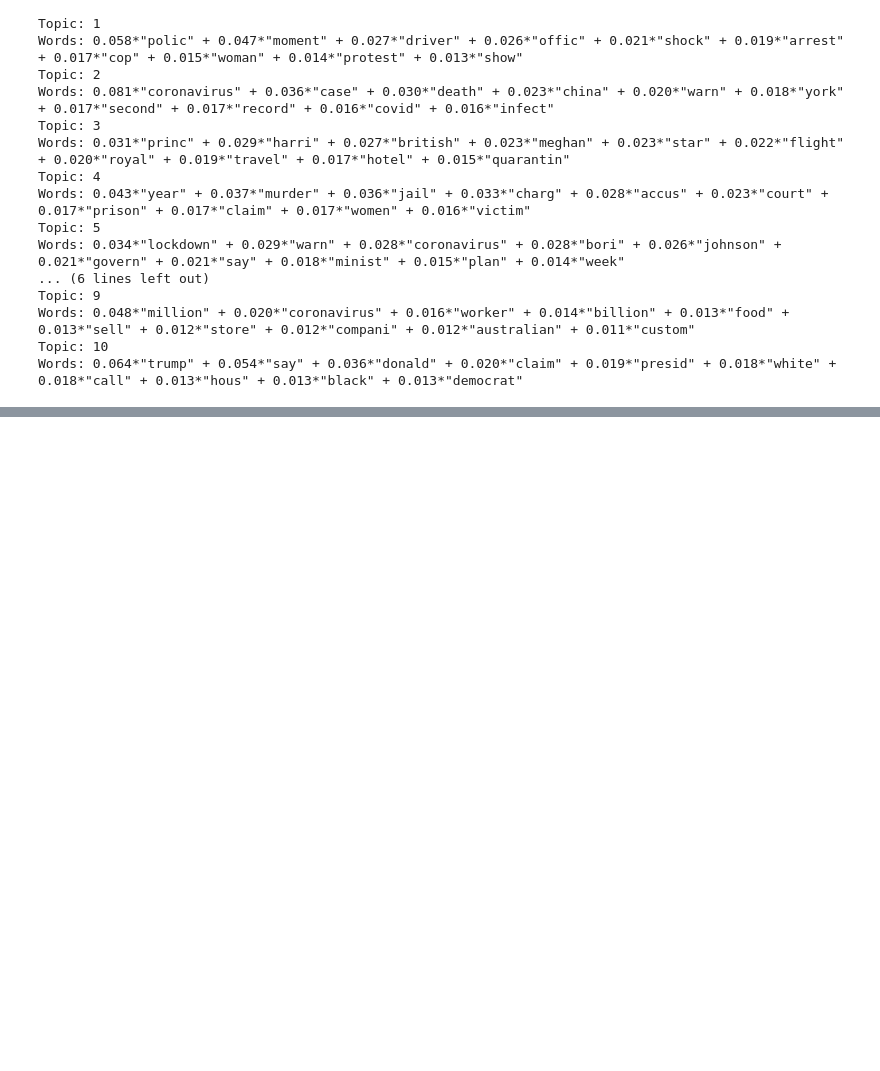
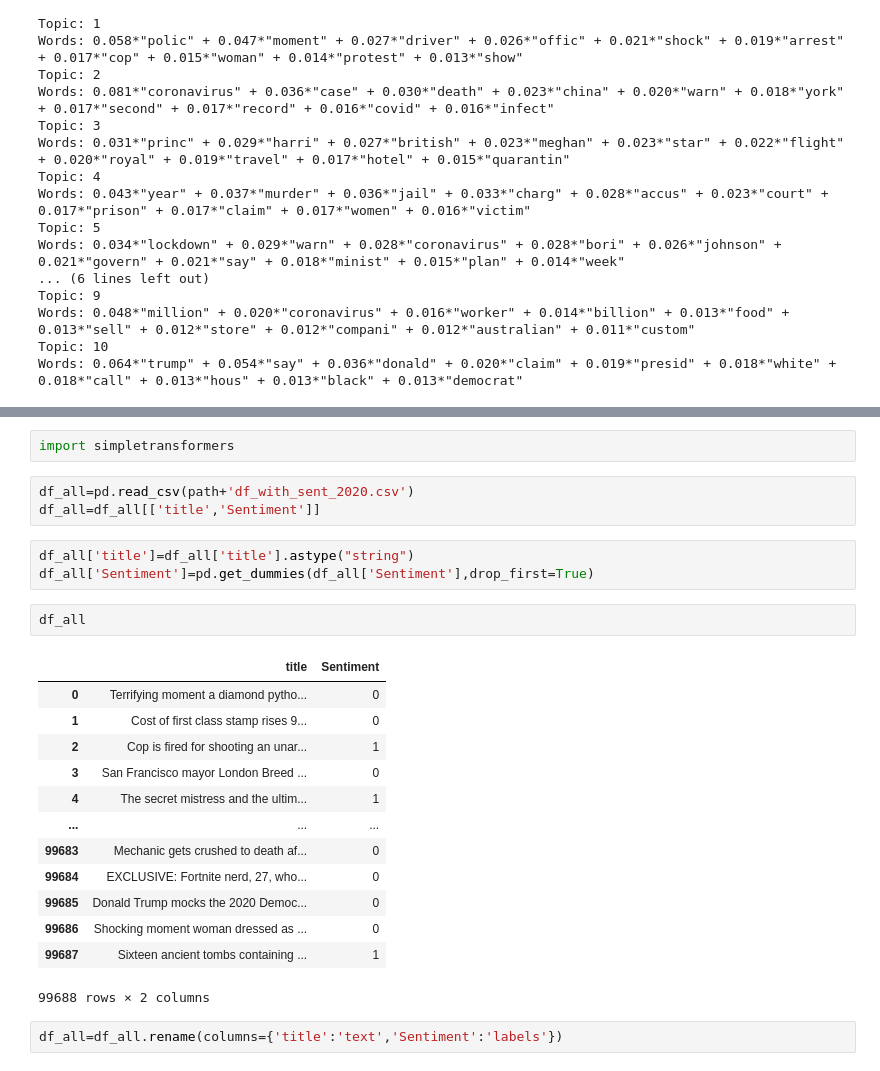
Before and after one commit to MKeel1ng/DailyMailAnalysis, a Jupyter notebook: DailyMail.ipynb, the cells around one changed output, grey strips where cells are left out. Saved outputs shown, nothing was run; the diff lists cells and outputs as text; blank space fills up the shorter version.

```diff
--- a/DailyMail.ipynb
+++ b/DailyMail.ipynb
@@ -620,0 +645,26 @@ Words: 0.064*"trump" + 0.054*"say" + 0.036*"donald" + 0.020*"claim" + 0.019*"pre
+# %%
+import simpletransformers
+# %%
+df_all=pd.read_csv(path+'df_with_sent_2020.csv')
+df_all=df_all[['title','Sentiment']]
+# %%
+df_all['title']=df_all['title'].astype("string")
+df_all['Sentiment']=pd.get_dummies(df_all['Sentiment'],drop_first=True)
+# %%
+df_all
+# %% [output]
+|  | title | Sentiment |
+| 0 | Terrifying moment a diamond pytho... | 0 |
+| 1 | Cost of first class stamp rises 9... | 0 |
+| 2 | Cop is fired for shooting an unar... | 1 |
+| 3 | San Francisco mayor London Breed ... | 0 |
+| 4 | The secret mistress and the ultim... | 1 |
+| ... | ... | ... |
+| 99683 | Mechanic gets crushed to death af... | 0 |
+| 99684 | EXCLUSIVE: Fortnite nerd, 27, who... | 0 |
+| 99685 | Donald Trump mocks the 2020 Democ... | 0 |
+| 99686 | Shocking moment woman dressed as ... | 0 |
+| 99687 | Sixteen ancient tombs containing ... | 1 |
+99688 rows × 2 columns
+# %%
+df_all=df_all.rename(columns={'title':'text','Sentiment':'labels'})
```
Also changed, not shown: parts of 8 cells of this notebook.
